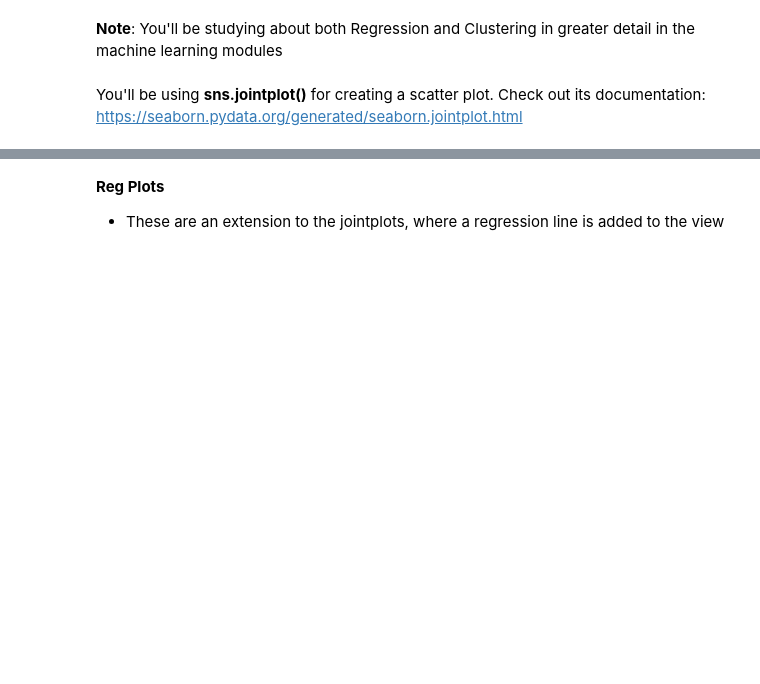
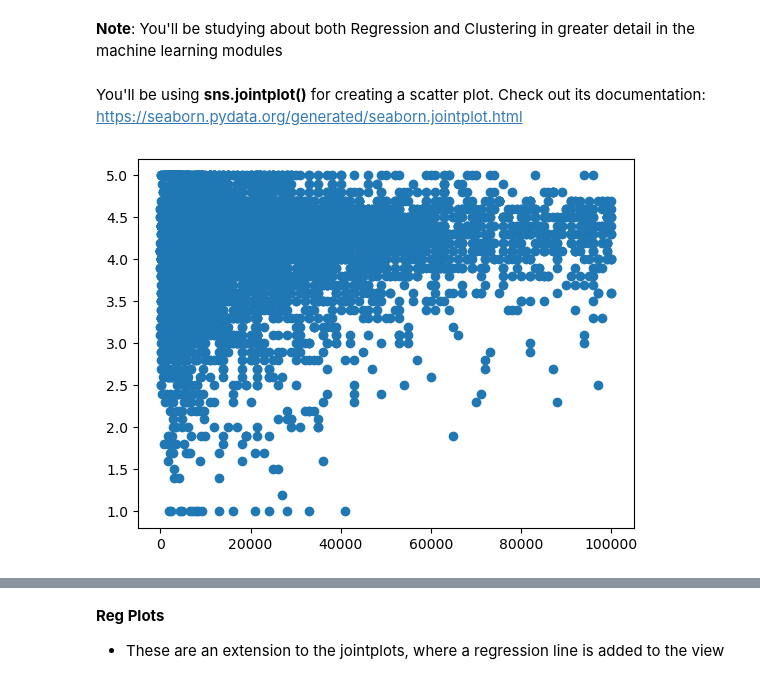
Before and after one commit to AnkitSalian/Machine_Learning_Notes, a Jupyter notebook: Data Visualization/Case Study/Case+Study+Notebook/Case Study Notebook/Data Visualisation in Python - Case Study.ipynb, the cells around one changed output, grey strips where cells are left out. Drawn from its saved outputs; the diff is of its cells as text; code cells hidden in the pictures; blank space fills up the shorter version.

```diff
--- a/Data Visualization/Case Study/Case+Study+Notebook/Case Study Notebook/Data Visualisation in Python - Case Study.ipynb
+++ b/Data Visualization/Case Study/Case+Study+Notebook/Case Study Notebook/Data Visualisation in Python - Case Study.ipynb
@@ -949,4 +949,8 @@ https://seaborn.pydata.org/generated/seaborn.jointplot.html
 # %%
 ###Size vs Rating
 
 ##Plot a scatter-plot in the matplotlib way between Size and Rating
+plt.scatter(inp1.Size, inp1.Rating)
+plt.show()
+# %% [output]
+[figure, added]
```
Also changed, not shown: parts of 26 cells of this notebook.
